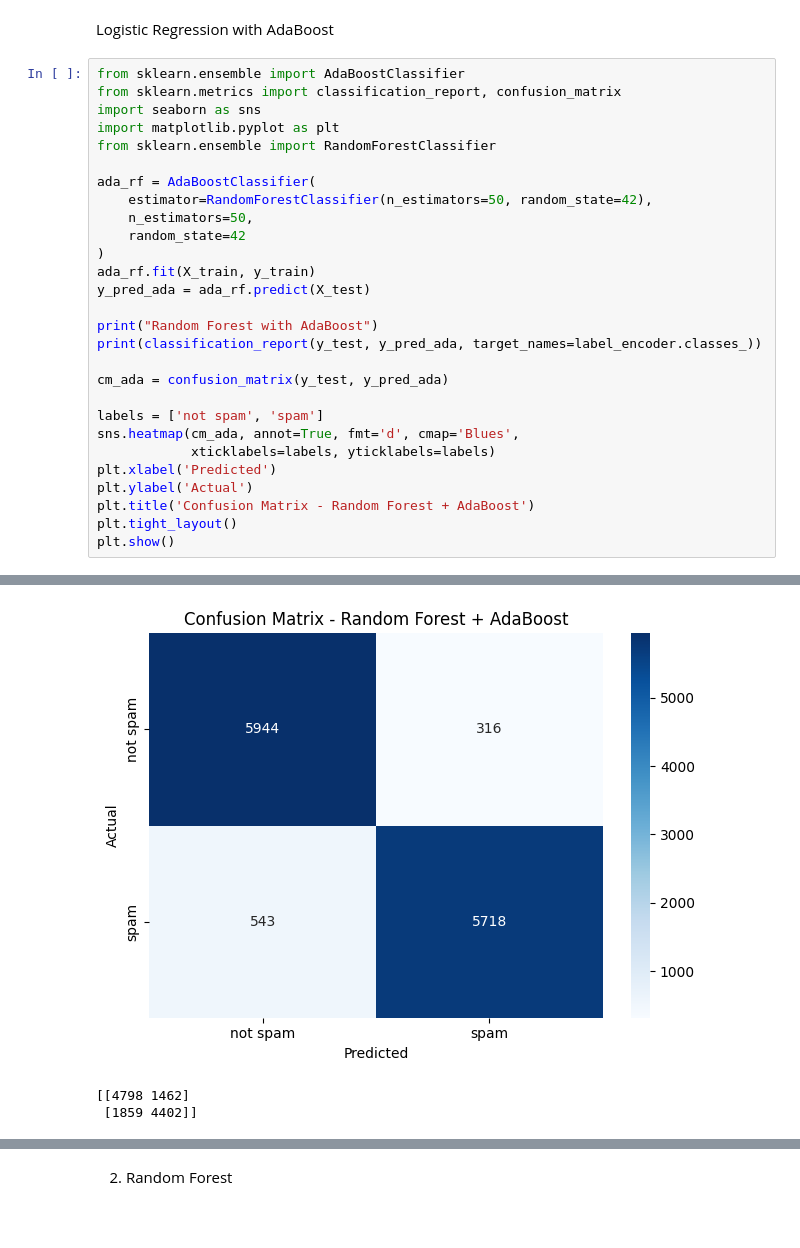
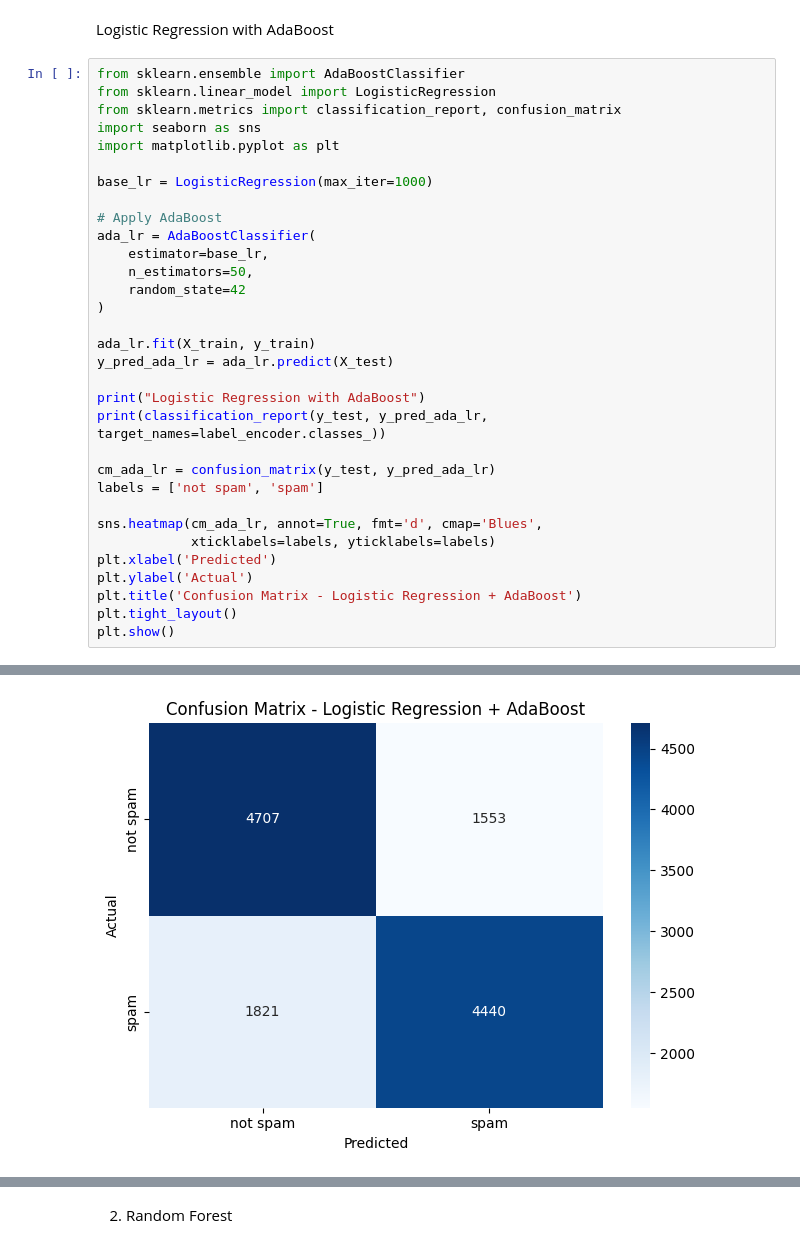
Before and after one commit to KaloyanRakov/Spam-Email-Classifier, a Jupyter notebook: Notebooks/SpamShield.ipynb, the cells around one changed output, grey strips where cells are left out. Drawn from its saved outputs; the diff is of its cells as text; blank space fills up the shorter version.

Commit message:
Modeling Finished

```diff
--- a/Notebooks/SpamShield.ipynb
+++ b/Notebooks/SpamShield.ipynb
@@ -565,30 +581,34 @@ weighted avg       0.74      0.73      0.73     12521
    Logistic Regression with AdaBoost
 # %%
 from sklearn.ensemble import AdaBoostClassifier
+from sklearn.linear_model import LogisticRegression
 from sklearn.metrics import classification_report, confusion_matrix
 import seaborn as sns
 import matplotlib.pyplot as plt
-from sklearn.ensemble import RandomForestClassifier
 
-ada_rf = AdaBoostClassifier(
-    estimator=RandomForestClassifier(n_estimators=50, random_state=42),
+base_lr = LogisticRegression(max_iter=1000)
+
+# Apply AdaBoost
+ada_lr = AdaBoostClassifier(
+    estimator=base_lr,
     n_estimators=50,
     random_state=42
 )
-ada_rf.fit(X_train, y_train)
-y_pred_ada = ada_rf.predict(X_test)
 
-print("Random Forest with AdaBoost")
-print(classification_report(y_test, y_pred_ada, target_names=label_encoder.classes_))
+ada_lr.fit(X_train, y_train)
+y_pred_ada_lr = ada_lr.predict(X_test)
 
-cm_ada = confusion_matrix(y_test, y_pred_ada)
+print("Logistic Regression with AdaBoost")
+print(classification_report(y_test, y_pred_ada_lr, target_names=label_encoder.classes_))
 
+cm_ada_lr = confusion_matrix(y_test, y_pred_ada_lr)
 labels = ['not spam', 'spam']
-sns.heatmap(cm_ada, annot=True, fmt='d', cmap='Blues',
+
+sns.heatmap(cm_ada_lr, annot=True, fmt='d', cmap='Blues',
             xticklabels=labels, yticklabels=labels)
 plt.xlabel('Predicted')
 plt.ylabel('Actual')
-plt.title('Confusion Matrix - Random Forest + AdaBoost')
+plt.title('Confusion Matrix - Logistic Regression + AdaBoost')
 plt.tight_layout()
 plt.show()
 # %% [output]
@@ -604,3 +624 @@ weighted avg       0.93      0.93      0.93     12521
-[figure, old version]
+[figure, new version]
-[[4798 1462]
- [1859 4402]]
```
Also changed, not shown: parts of 21 cells of this notebook.
